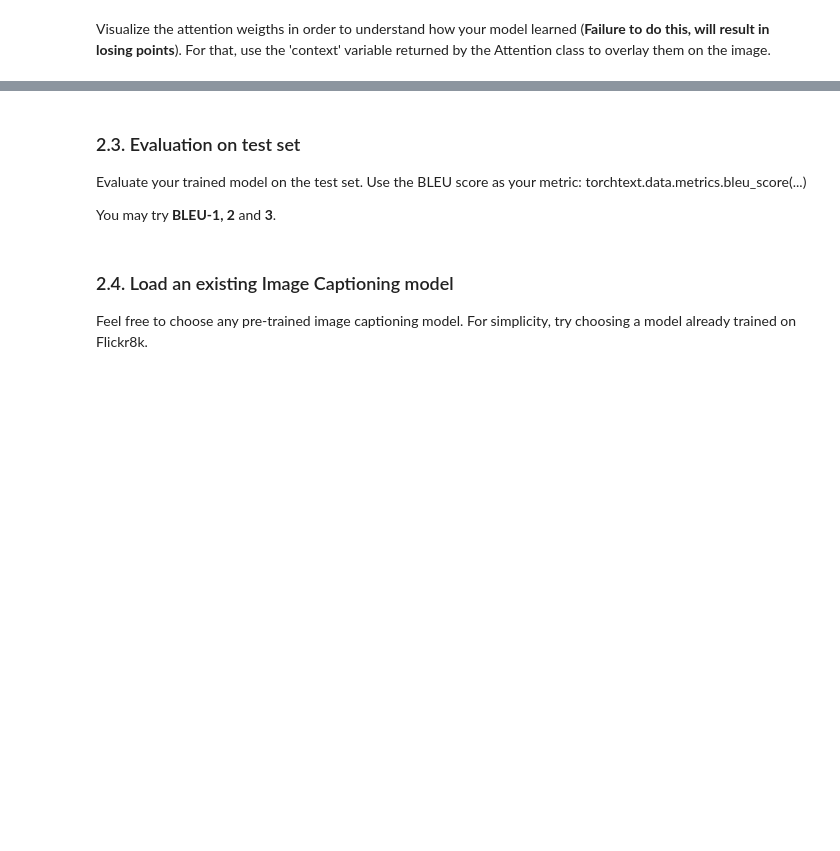
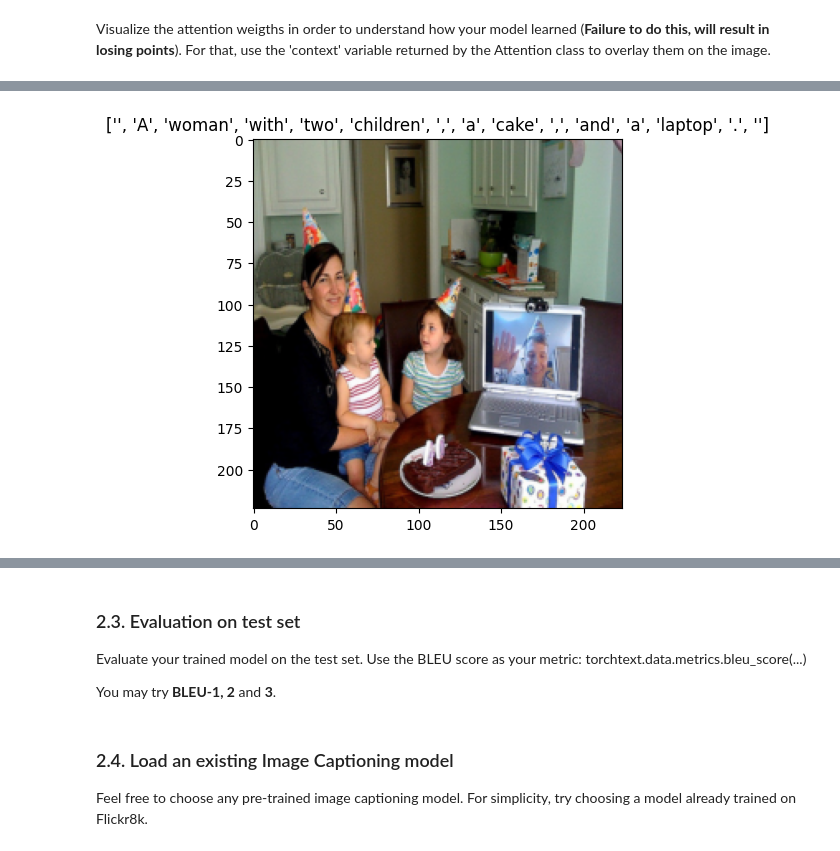
Before and after one commit to tmskss/dnd-assignment-2-image-captioning, a Jupyter notebook: DND_Assignment_2_24_25_1.ipynb, the cells around one changed output, grey strips where cells are left out. Drawn from its saved outputs; the diff is of its cells as text; code cells hidden in the pictures; blank space fills up the shorter version.

```diff
--- a/DND_Assignment_2_24_25_1.ipynb
+++ b/DND_Assignment_2_24_25_1.ipynb
@@ -626,0 +671,7 @@ For that, use the 'context' variable returned by the Attention class to overlay
+# %%
+import random
+random_image, random_caption = random.choice(train_dataset)
+show_image(random_image, dataset.tokenizer.decode(random_caption))
+random_image = random_image.unsqueeze(0)
+# %% [output]
+[figure, added]
```
Also changed, not shown: parts of 13 cells of this notebook.
